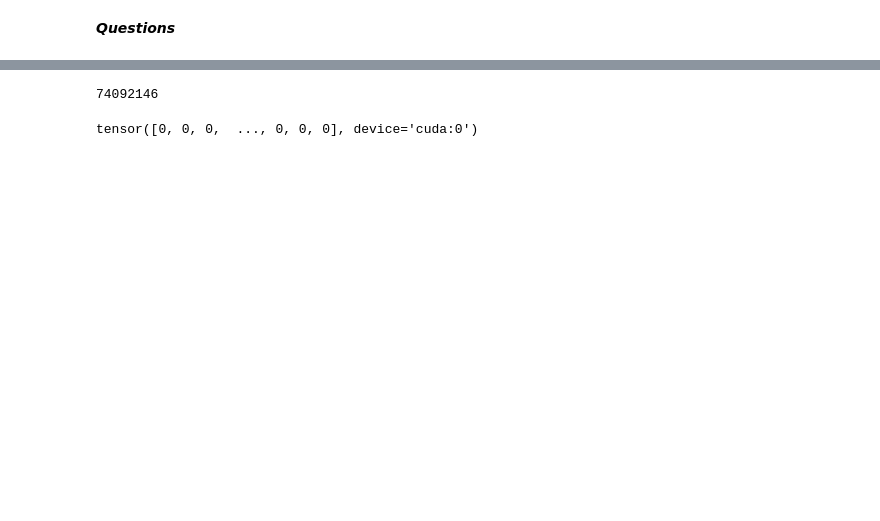
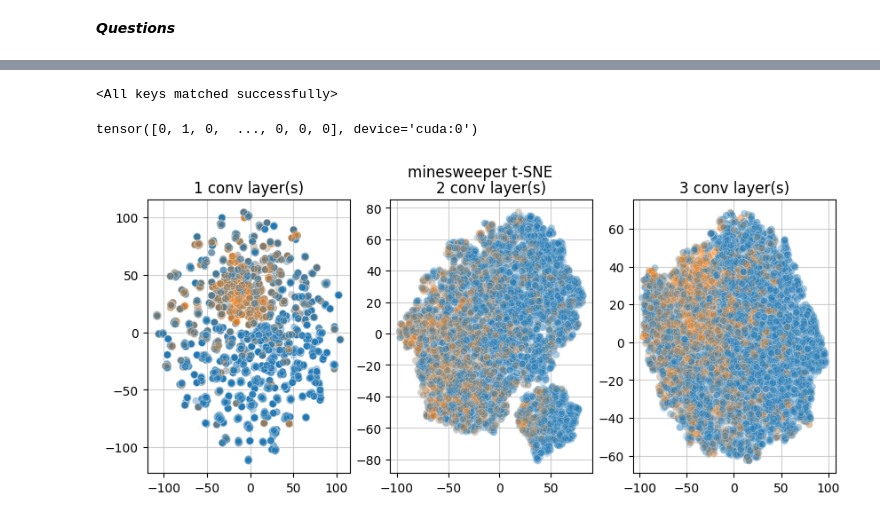
Before and after one commit to ericzander/cs510-project, a Jupyter notebook: notebooks/oversmoothing.ipynb, the cells around one changed output, grey strips where cells are left out. Cells and saved outputs as stored; diff of their text form; code cells hidden in the pictures; blank space fills up the shorter version.

```diff
--- a/notebooks/oversmoothing.ipynb
+++ b/notebooks/oversmoothing.ipynb
@@ -209,26 +225,53 @@ torch.save(model.state_dict(), weights_path)
 # %%
 # Load model from file
+model = GCN(
+    in_channels=dataset.num_node_features,
+    conv_channels=conv_channels_list,
+    mlp_channels=mlp_channels_list,
+    out_channels=dataset.num_classes,
+    heads=num_heads,
+).to(device)
+
 model.load_state_dict(torch.load(weights_path, weights_only=True))
+# %% [output]
+<All keys matched successfully>
-# %%
-model = GCN(
-    in_channels=dataset.num_node_features,
-    conv_channels=conv_channels_list,
-    mlp_channels=mlp_channels_list,
-    out_channels=dataset.num_classes,
-    heads=8,
-).to(device)
-
-sum(p.numel() for p in model.parameters())
-# %% [output]
-74092146
 # %%
-idx = 53
+loader = DataLoader(dataset, batch_size=1) #shuffle=True)
 
 batch = next(iter(loader))
 with torch.no_grad():
-    logits = model(batch.x, batch.edge_index)
+    logits, embeddings = model(batch.x, batch.edge_index, return_emb=True)
 
 predictions = logits.argmax(dim=1)
 predictions
 # %% [output]
-tensor([0, 0, 0,  ..., 0, 0, 0], device='cuda:0')
+tensor([0, 1, 0,  ..., 0, 0, 0], device='cuda:0')
+# %%
+from sklearn.manifold import TSNE
+
+tsne = TSNE(n_components=2, random_state=42, perplexity=30, learning_rate=200, max_iter=1000)
+
+emb_2d = []
+
+for i, emb in enumerate(embeddings):
+    emb_2d.append(tsne.fit_transform(emb.cpu().numpy()))
+# %%
+n_emb = len(emb_2d)
+
+fig, axes = plt.subplots(1, n_emb, figsize=(10, 4))
+
+for i, ax in enumerate(axes):
+    data = emb_2d[i]
+
+    sns.scatterplot(x=data[:, 0], y=data[:, 1], hue=dataset.y.cpu(), ax=ax, alpha=0.2)
+
+    ax.set_title(f"{i} conv layer(s)")
+    ax.get_legend().remove()
+    ax.set_axisbelow(True)
+    ax.grid(alpha=0.6)
+
+plt.suptitle(f"{dataset.name} t-SNE")
+
+plt.show()
+# %% [output]
+[figure, added]
```
Also changed, not shown: parts of 12 cells of this notebook.
